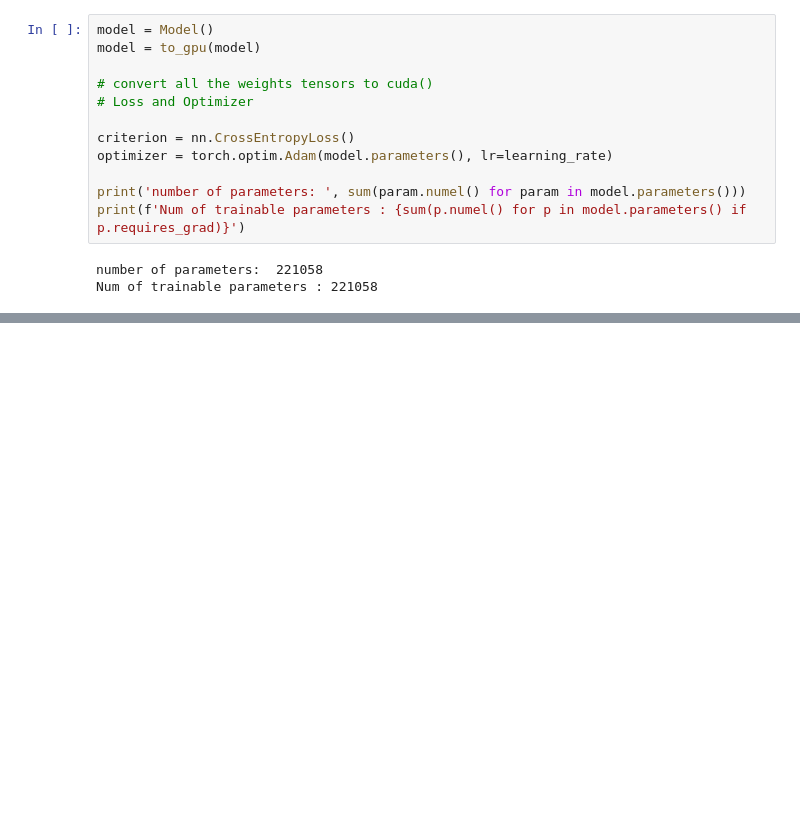
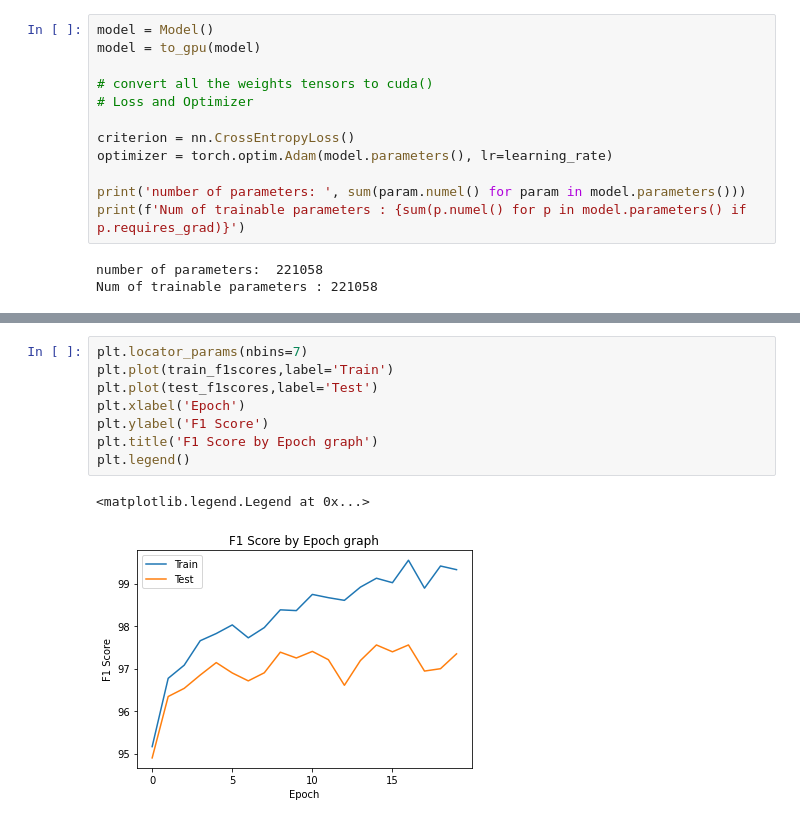
Before and after one commit to ranikh97/mask_detection, a Jupyter notebook: Training.ipynb, the cells around one changed output, grey strips where cells are left out. Cells and saved outputs as stored; diff of their text form; blank space fills up the shorter version.

```diff
--- a/Training.ipynb
+++ b/Training.ipynb
@@ -156,0 +275,11 @@ Test Accuracy of the model on the test images: 96 %
+# %%
+plt.locator_params(nbins=7)
+plt.plot(train_f1scores,label='Train')
+plt.plot(test_f1scores,label='Test')
+plt.xlabel('Epoch')
+plt.ylabel('F1 Score')
+plt.title('F1 Score by Epoch graph')
+plt.legend()
+# %% [output]
+<matplotlib.legend.Legend at 0x...>
+[figure, added]
```
Also changed, not shown: parts of 11 cells of this notebook.
